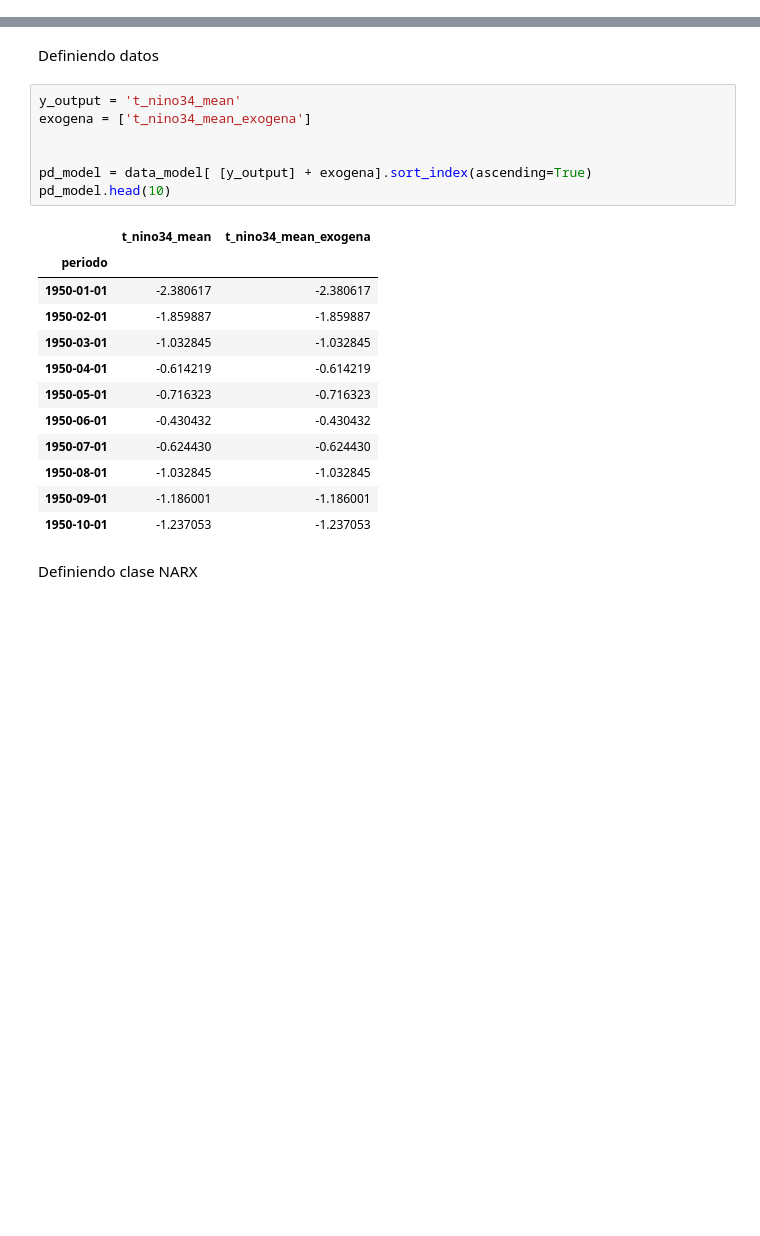
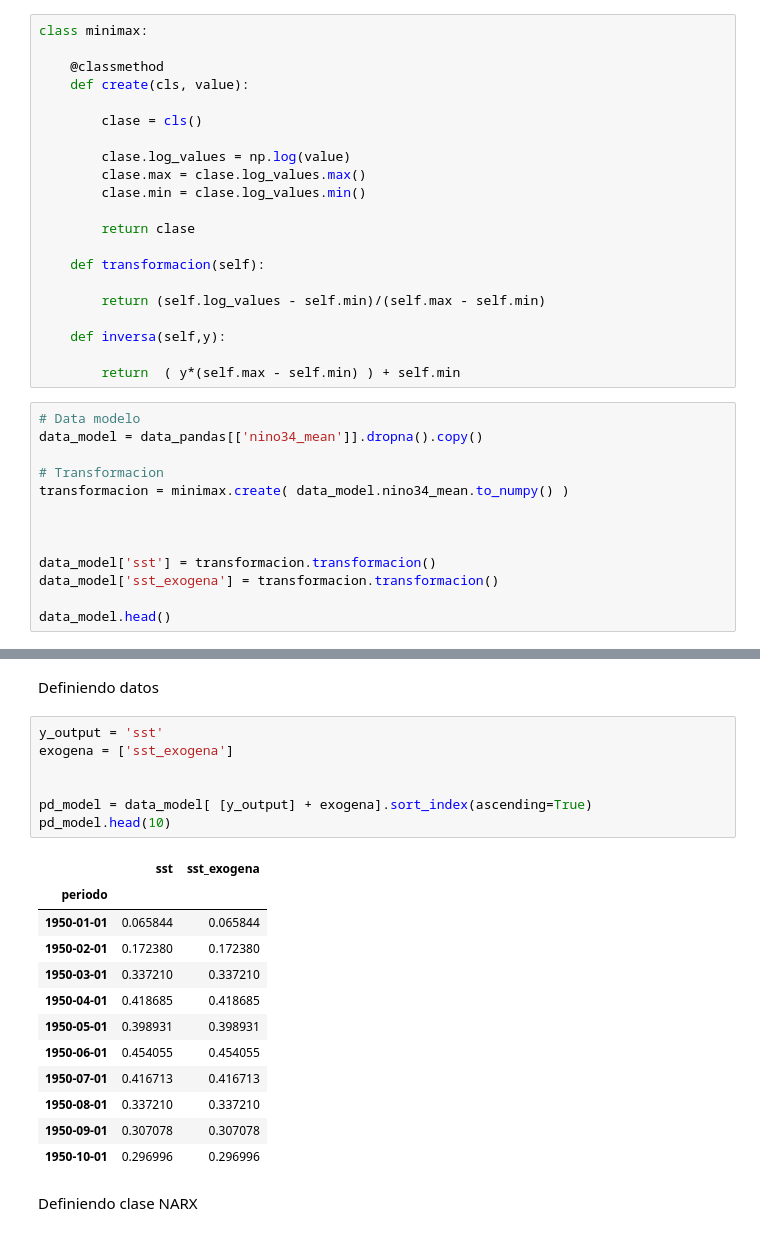
Before and after one commit to esglobe/seev-analytics, a Jupyter notebook: narx_class.ipynb, the cells around one changed output, grey strips where cells are left out. Drawn from its saved outputs; the diff is of its cells as text; blank space fills up the shorter version.

```diff
--- a/narx_class.ipynb
+++ b/narx_class.ipynb
@@ -305,0 +71,34 @@ data_model
+# %%
+class minimax:
+
+    @classmethod
+    def create(cls, value):
+
+        clase = cls()
+
+        clase.log_values = np.log(value)
+        clase.max = clase.log_values.max()
+        clase.min = clase.log_values.min()
+
+        return clase
+
+    def transformacion(self):
+
+        return (self.log_values - self.min)/(self.max - self.min)
+
+    def inversa(self,y):
+
+        return  ( y*(self.max - self.min) ) + self.min
+# %%
+# Data modelo
+data_model = data_pandas[['nino34_mean']].dropna().copy()
+
+# Transformacion
+transformacion = minimax.create( data_model.nino34_mean.to_numpy() )
+
+
+
+data_model['sst'] = transformacion.transformacion()
+data_model['sst_exogena'] = transformacion.transformacion()
+
+data_model.head()
@@ -306,25 +113,25 @@ data_model
 # %% [markdown]
 Definiendo datos
 # %%
-y_output = 't_nino34_mean'
-exogena = ['t_nino34_mean_exogena']
+y_output = 'sst'
+exogena = ['sst_exogena']
 
 
 pd_model = data_model[ [y_output] + exogena].sort_index(ascending=True)
 pd_model.head(10)
 # %% [output]
-|  | t_nino34_mean | t_nino34_mean_exogena |
+|  | sst | sst_exogena |
 | periodo |  |  |
-| 1950-01-01 | -2.380617 | -2.380617 |
-| 1950-02-01 | -1.859887 | -1.859887 |
-| 1950-03-01 | -1.032845 | -1.032845 |
-| 1950-04-01 | -0.614219 | -0.614219 |
-| 1950-05-01 | -0.716323 | -0.716323 |
-| 1950-06-01 | -0.430432 | -0.430432 |
-| 1950-07-01 | -0.624430 | -0.624430 |
-| 1950-08-01 | -1.032845 | -1.032845 |
-| 1950-09-01 | -1.186001 | -1.186001 |
-| 1950-10-01 | -1.237053 | -1.237053 |
+| 1950-01-01 | 0.065844 | 0.065844 |
+| 1950-02-01 | 0.172380 | 0.172380 |
+| 1950-03-01 | 0.337210 | 0.337210 |
+| 1950-04-01 | 0.418685 | 0.418685 |
+| 1950-05-01 | 0.398931 | 0.398931 |
+| 1950-06-01 | 0.454055 | 0.454055 |
+| 1950-07-01 | 0.416713 | 0.416713 |
+| 1950-08-01 | 0.337210 | 0.337210 |
+| 1950-09-01 | 0.307078 | 0.307078 |
+| 1950-10-01 | 0.296996 | 0.296996 |
 # %% [markdown]
 Definiendo clase NARX
 # %%
```
Also changed, not shown: parts of 14 cells of this notebook, 3 other files.
